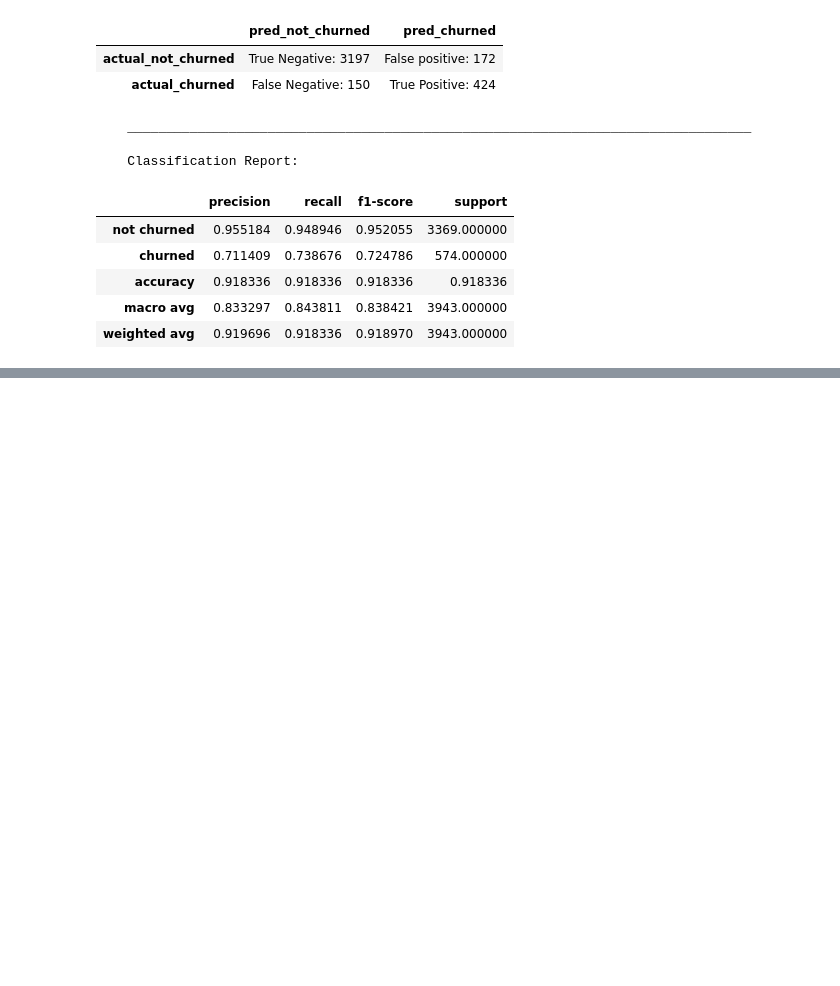
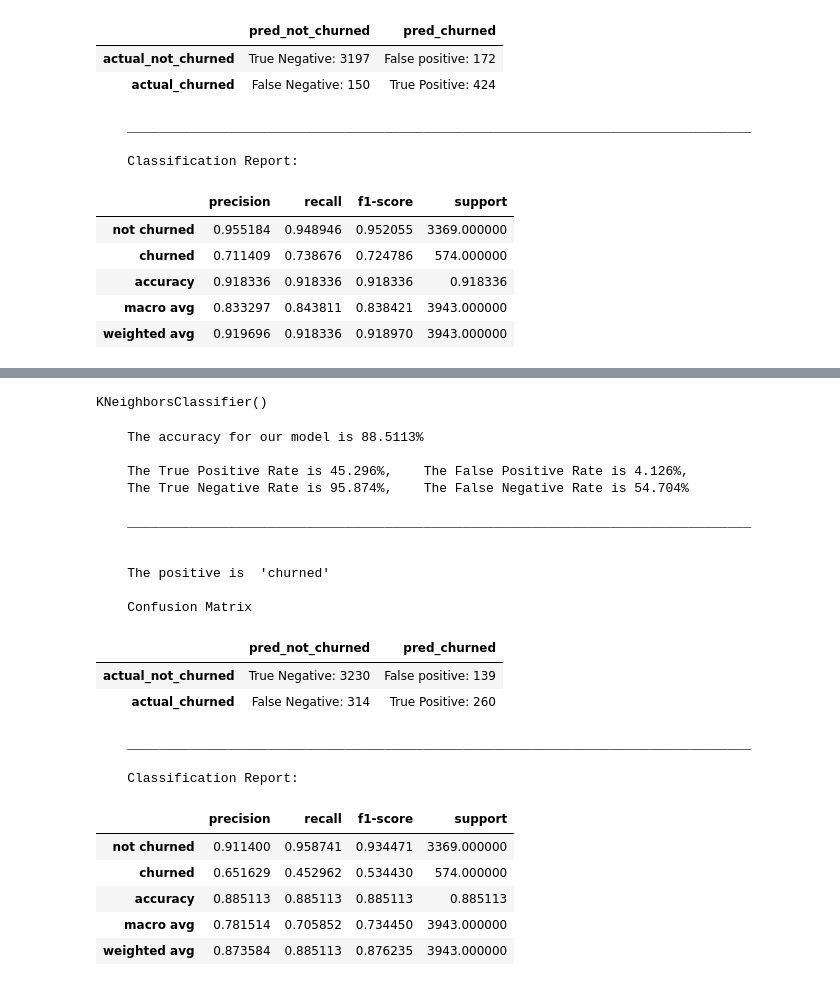
Before and after one commit to HeatherOrtegaMcMillan/telco_churn_classification_project, a Jupyter notebook: inital_project_notebook.ipynb, the cells around one changed output, grey strips where cells are left out. Drawn from its saved outputs; the diff is of its cells as text; code cells hidden in the pictures; blank space fills up the shorter version.

```diff
--- a/inital_project_notebook.ipynb
+++ b/inital_project_notebook.ipynb
@@ -942,0 +1001,54 @@ model_performs(X_train, y_train, model1)
+# %%
+#decide on features to put into model
+X_cols = ['gender',
+ 'senior_citizen',
+ 'partner',
+ 'dependents',
+ 'phone_service',
+ 'multiple_lines',
+ 'online_security',
+ 'online_backup',
+ 'device_protection',
+ 'tech_support',
+ 'streaming_tv',
+ 'streaming_movies',
+ 'paperless_billing',
+ 'internet_service_type',
+ 'contract_type',
+ 'payment_type']
+
+#target
+y_col = 'less_than_a_year'
+# %%
+X_train, y_train, X_validate, y_validate, X_test, y_test = prepare.all_aboard_the_X_train(X_cols, y_col, train, validate, test)
+# %%
+model2 = KNeighborsClassifier(n_neighbors=5)
+model2.fit(X_train, y_train)
+# %% [output]
+KNeighborsClassifier()
+# %%
+model_performs(X_train, y_train, model2)
+# %% [output]
+    The accuracy for our model is 88.5113%
+
+    The True Positive Rate is 45.296%,    The False Positive Rate is 4.126%,
+    The True Negative Rate is 95.874%,    The False Negative Rate is 54.704%
+
+    ________________________________________________________________________________
+
+
+    The positive is  'churned'
+
+    Confusion Matrix
+|  | pred_not_churned | pred_churned |
+| actual_not_churned | True Negative: 3230 | False positive: 139 |
+| actual_churned | False Negative: 314 | True Positive: 260 |
+    ________________________________________________________________________________
+
+    Classification Report:
+|  | precision | recall | f1-score | support |
+| not churned | 0.911400 | 0.958741 | 0.934471 | 3369.000000 |
+| churned | 0.651629 | 0.452962 | 0.534430 | 574.000000 |
+| accuracy | 0.885113 | 0.885113 | 0.885113 | 0.885113 |
+| macro avg | 0.781514 | 0.705852 | 0.734450 | 3943.000000 |
+| weighted avg | 0.873584 | 0.885113 | 0.876235 | 3943.000000 |
```
Also changed, not shown: parts of 30 cells of this notebook.
